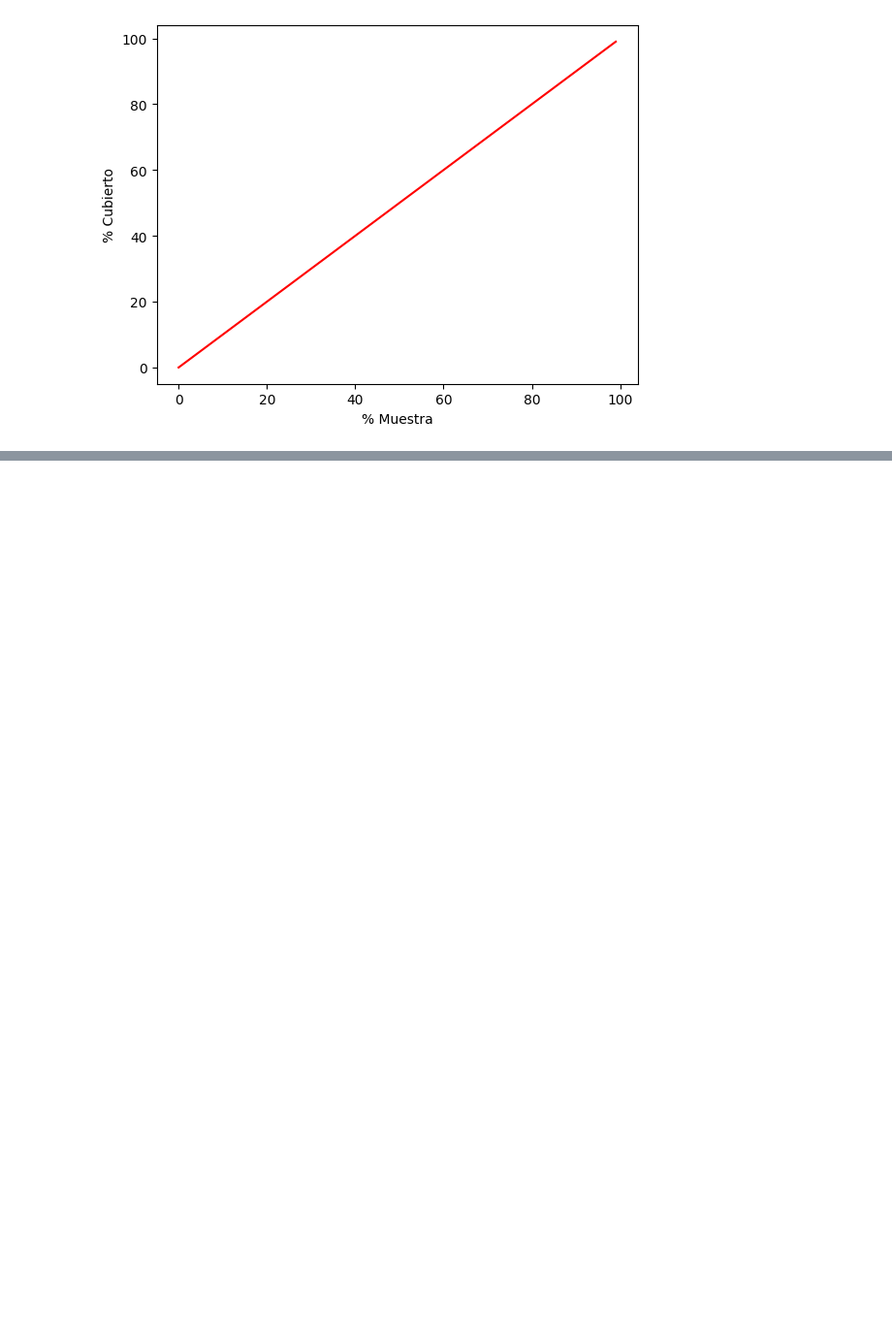
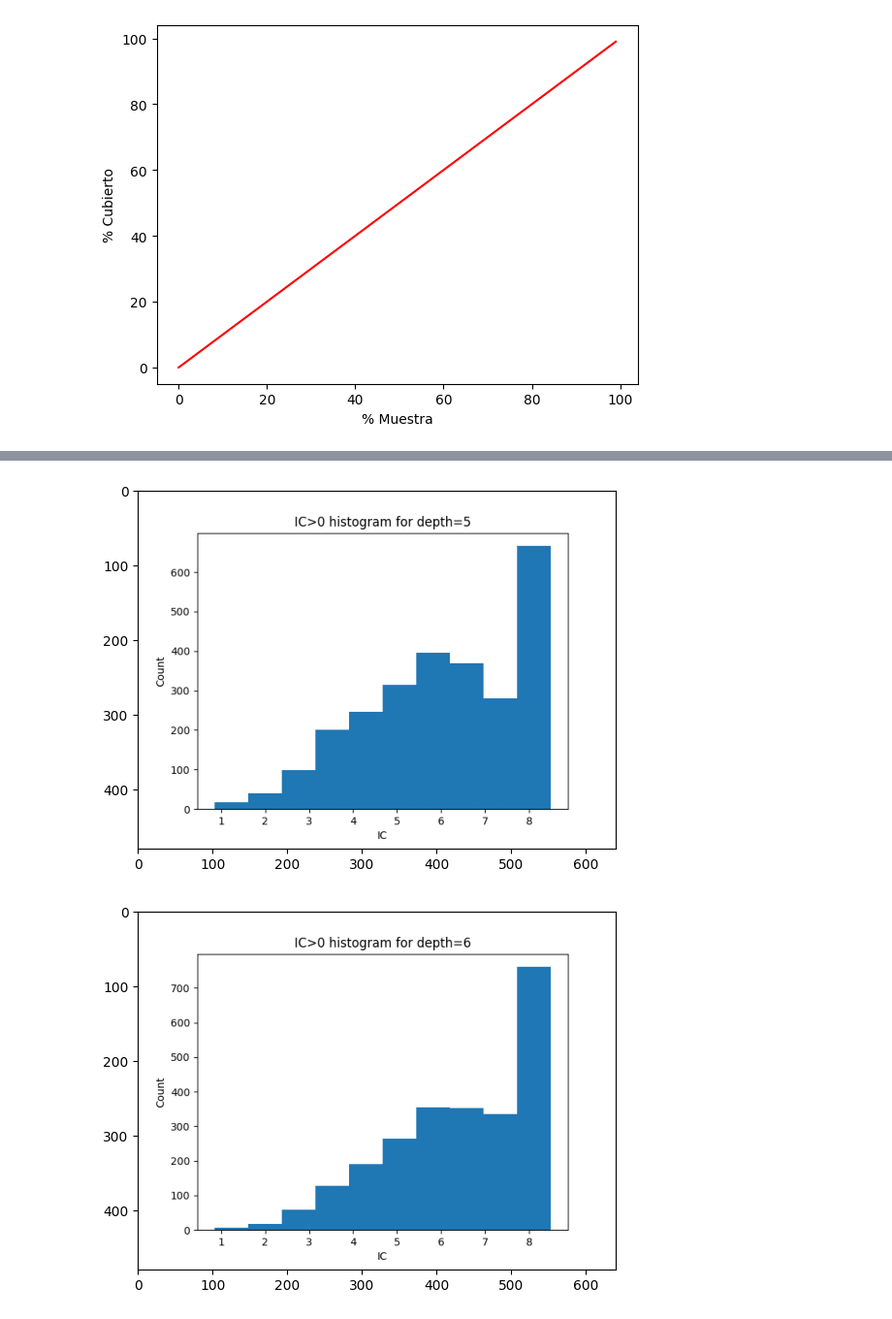
Before and after one commit to DgoMndez/DL-patogen-colab-DIIC, a Jupyter notebook: src/analysis/hpo-tree.ipynb, the cells around one changed output, grey strips where cells are left out. Shown at 97% size. Saved outputs shown, nothing was run; the diff lists cells and outputs as text; code cells hidden in the pictures; blank space fills up the shorter version.

```diff
--- a/src/analysis/hpo-tree.ipynb
+++ b/src/analysis/hpo-tree.ipynb
@@ -205,0 +294,9 @@ Text(0, 0.5, '% Cubierto')
+# %%
+import matplotlib.image as mpimg
+for d in range(5,9):
+    img = mpimg.imread(f"{rDir}/images/ic_depth_{d}_not_zeros.png")
+    plt.imshow(img)
+    plt.show()
+# %% [output]
+[figure, added]
+[figure, added]
```
Also changed, not shown: parts of 6 cells of this notebook, 3 other files.
